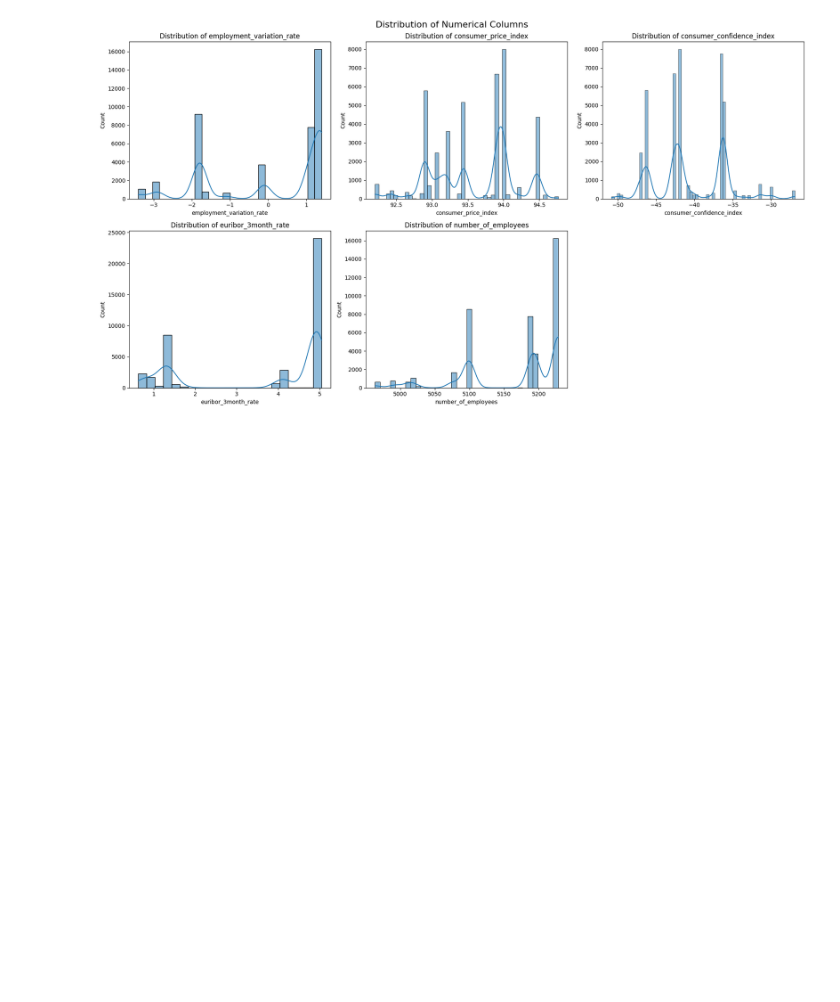
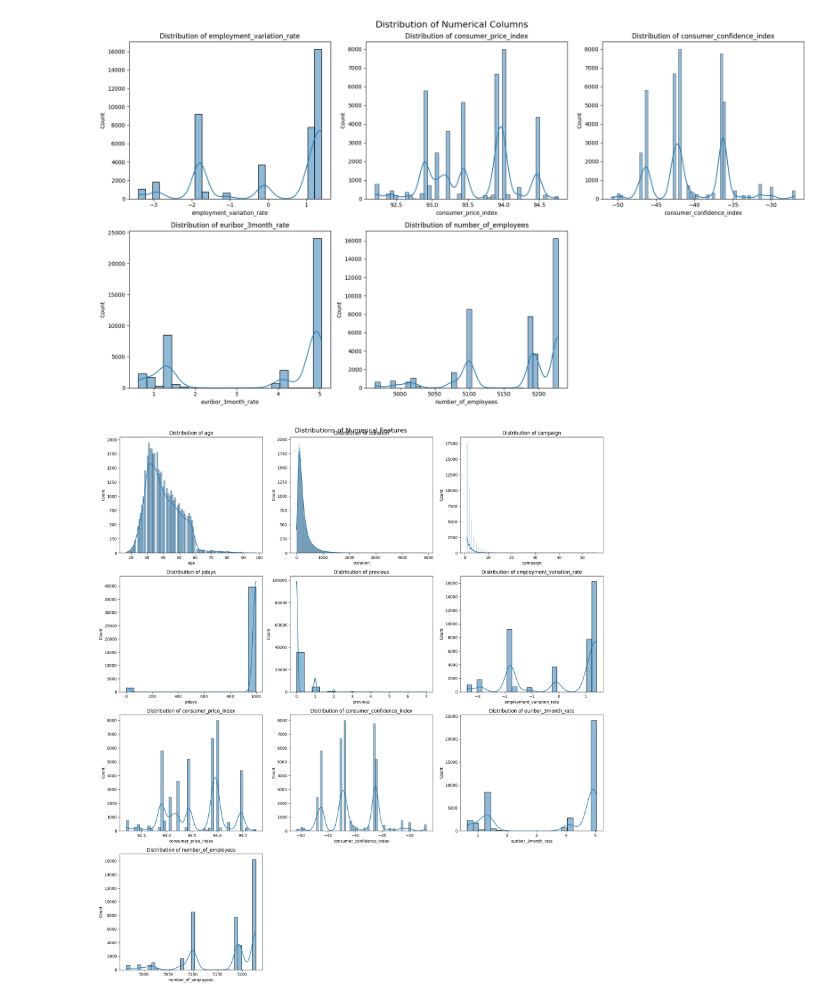
Before and after one commit to joedemcher/bank-marketing, a Jupyter notebook: Bank Marketing Analysis.ipynb, the cells around one changed output. Cells and saved outputs as stored; diff of their text form; code cells hidden in the pictures; blank space fills up the shorter version.

```diff
--- a/Bank Marketing Analysis.ipynb
+++ b/Bank Marketing Analysis.ipynb
@@ -104,3 +106,23 @@ plt.tight_layout()
 plt.show()
 # %% [output]
 [figure]
+# %%
+numerical_features = ['age', 'duration', 'campaign', 'pdays', 'previous',
+                      'employment_variation_rate', 'consumer_price_index', 'consumer_confidence_index',
+                      'euribor_3month_rate', 'number_of_employees']
+fig, axes = plt.subplots(nrows=4, ncols=3, figsize=(18, 20))
+fig.suptitle('Distributions of Numerical Features', fontsize=16)
+
+for i, feature in enumerate(numerical_features):
+    row = i // 3
+    col = i % 3
+    sns.histplot(df[feature], kde=True, ax=axes[row, col])
+    axes[row, col].set_title(f'Distribution of {feature}')
+
+for i in range(len(numerical_features), 12):
+    fig.delaxes(axes.flatten()[i])
+
+plt.tight_layout()
+plt.show()
+# %% [output]
+[figure, added]
```
Also changed, not shown: parts of 6 cells of this notebook, 1 other file.
